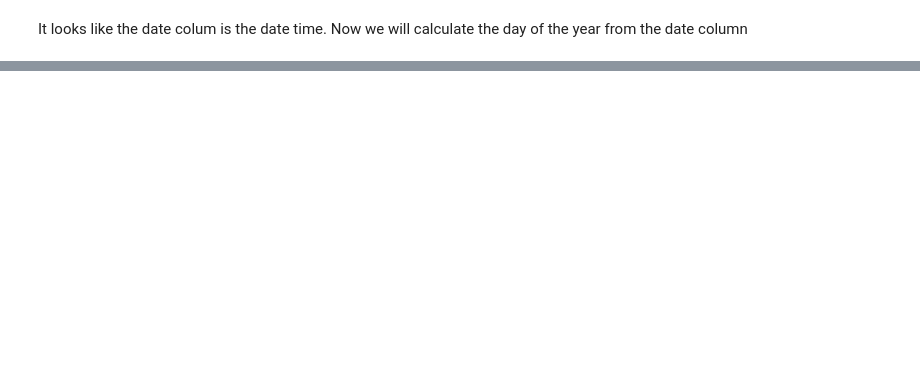
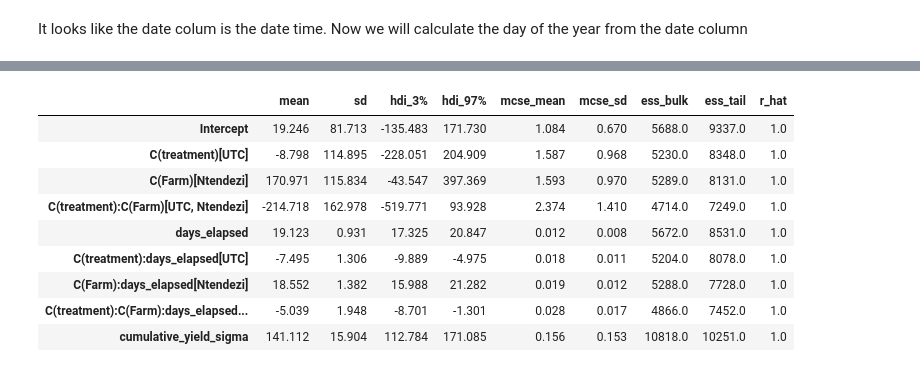
Before and after one commit to BBenyamini/tea_paper, a Jupyter notebook: notebook.ipynb, the cells around one changed output, grey strips where cells are left out. Drawn from its saved outputs; the diff is of its cells as text; code cells hidden in the pictures; blank space fills up the shorter version.

```diff
--- a/notebook.ipynb
+++ b/notebook.ipynb
@@ -156,0 +166,18 @@ plt.show()
+# %%
+import bambi as bmb
+
+# (1|Farm) tells the model that each farm gets its own random baseline intercept
+tier1_bambi_model = bmb.Model(
+    "cumulative_yield ~ C(treatment) * C(Farm)* days_elapsed",
+    data=gtc_cum_yield
+)
+
+# 2. Fit the model using MCMC sampling
+# This will automatically use PyMC as the backend
+tier1_bambi_results = tier1_bambi_model.fit(
+    draws=4000,       # Number of samples to keep per chain
+    tune=2000,        # Number of burn-in/tuning steps
+    chains=4,         # Number of independent MCMC chains
+    target_accept=0.95, # Bumped up slightly to handle complex interactions smoothly
+    cores=8           # Use all available CPU cores for parallel sampling
+)
@@ -156,0 +200,15 @@ plt.show()
+# %%
+# View a summary table of the fixed and random effects
+summary_df = az.summary(tier1_bambi_results)
+summary_df
+# %% [output]
+|  | mean | sd | hdi_3% | hdi_97% | mcse_mean | mcse_sd | ess_bulk | ess_tail | r_hat |
+| Intercept | 19.246 | 81.713 | -135.483 | 171.730 | 1.084 | 0.670 | 5688.0 | 9337.0 | 1.0 |
+| C(treatment)[UTC] | -8.798 | 114.895 | -228.051 | 204.909 | 1.587 | 0.968 | 5230.0 | 8348.0 | 1.0 |
+| C(Farm)[Ntendezi] | 170.971 | 115.834 | -43.547 | 397.369 | 1.593 | 0.970 | 5289.0 | 8131.0 | 1.0 |
+| C(treatment):C(Farm)[UTC, Ntendezi] | -214.718 | 162.978 | -519.771 | 93.928 | 2.374 | 1.410 | 4714.0 | 7249.0 | 1.0 |
+| days_elapsed | 19.123 | 0.931 | 17.325 | 20.847 | 0.012 | 0.008 | 5672.0 | 8531.0 | 1.0 |
+| C(treatment):days_elapsed[UTC] | -7.495 | 1.306 | -9.889 | -4.975 | 0.018 | 0.011 | 5204.0 | 8078.0 | 1.0 |
+| C(Farm):days_elapsed[Ntendezi] | 18.552 | 1.382 | 15.988 | 21.282 | 0.019 | 0.012 | 5288.0 | 7728.0 | 1.0 |
+| C(treatment):C(Farm):days_elapsed... | -5.039 | 1.948 | -8.701 | -1.301 | 0.028 | 0.017 | 4866.0 | 7452.0 | 1.0 |
+| cumulative_yield_sigma | 141.112 | 15.904 | 112.784 | 171.085 | 0.156 | 0.153 | 10818.0 | 10251.0 | 1.0 |
```
Also changed, not shown: parts of 19 cells of this notebook, 4 other files.
